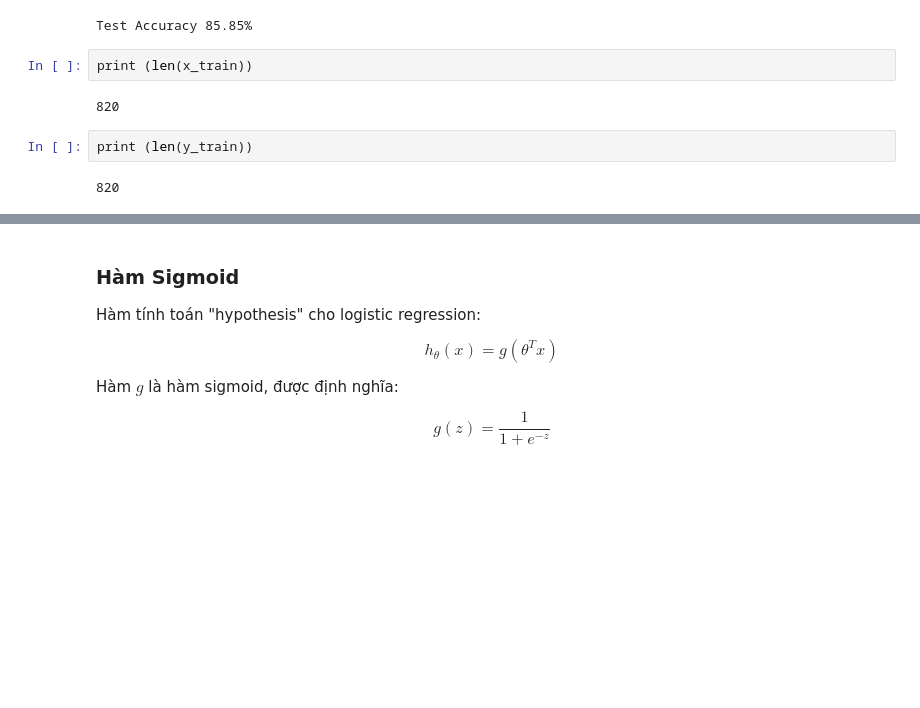
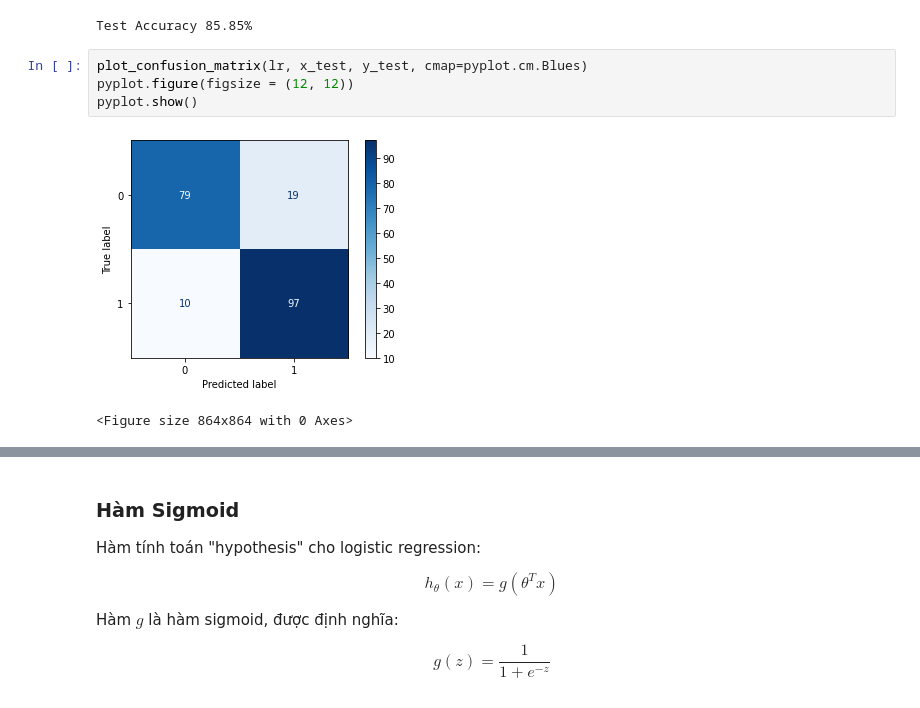
Before and after one commit to ddotu2612/BTL_MachineLearning, a Jupyter notebook: LogisReg_Thang.ipynb, the cells around one changed output, grey strips where cells are left out. Cells and saved outputs as stored; diff of their text form; blank space fills up the shorter version.

```diff
--- a/LogisReg_Thang.ipynb
+++ b/LogisReg_Thang.ipynb
@@ -71,11 +86,10 @@ accuracies['Logistic Regression'] = acc
 print("Test Accuracy {:.2f}%".format(acc))
 # %% [output]
 Test Accuracy 85.85%
-# %%
-print (len(x_train))
-# %% [output]
-820
-# %%
-print (len(y_train))
-# %% [output]
-820
+# %%
+plot_confusion_matrix(lr, x_test, y_test, cmap=pyplot.cm.Blues)
+pyplot.figure(figsize = (12, 12))
+pyplot.show()
+# %% [output]
+[figure, added]
+<Figure size 864x864 with 0 Axes>
```
Also changed, not shown: parts of 14 cells of this notebook.
